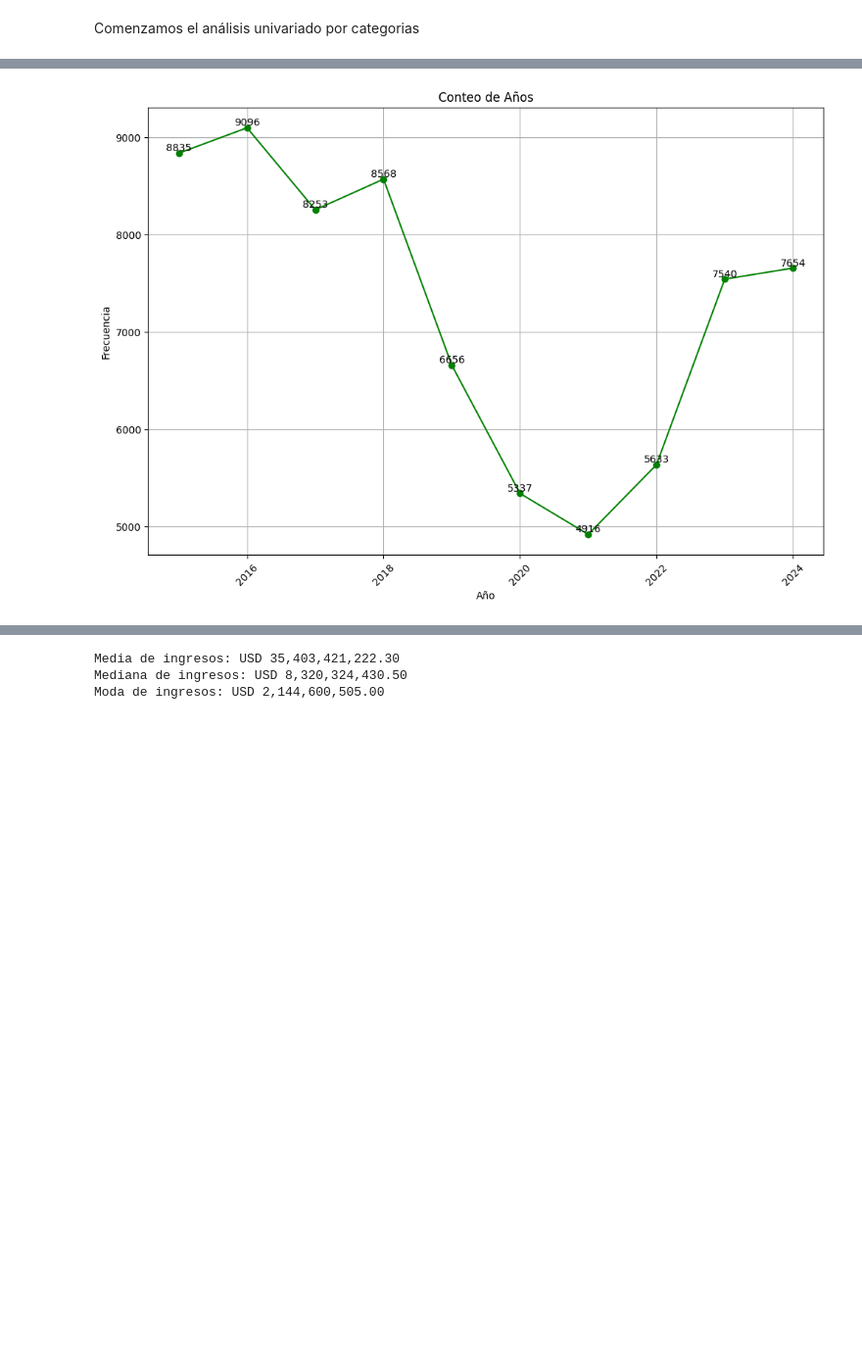
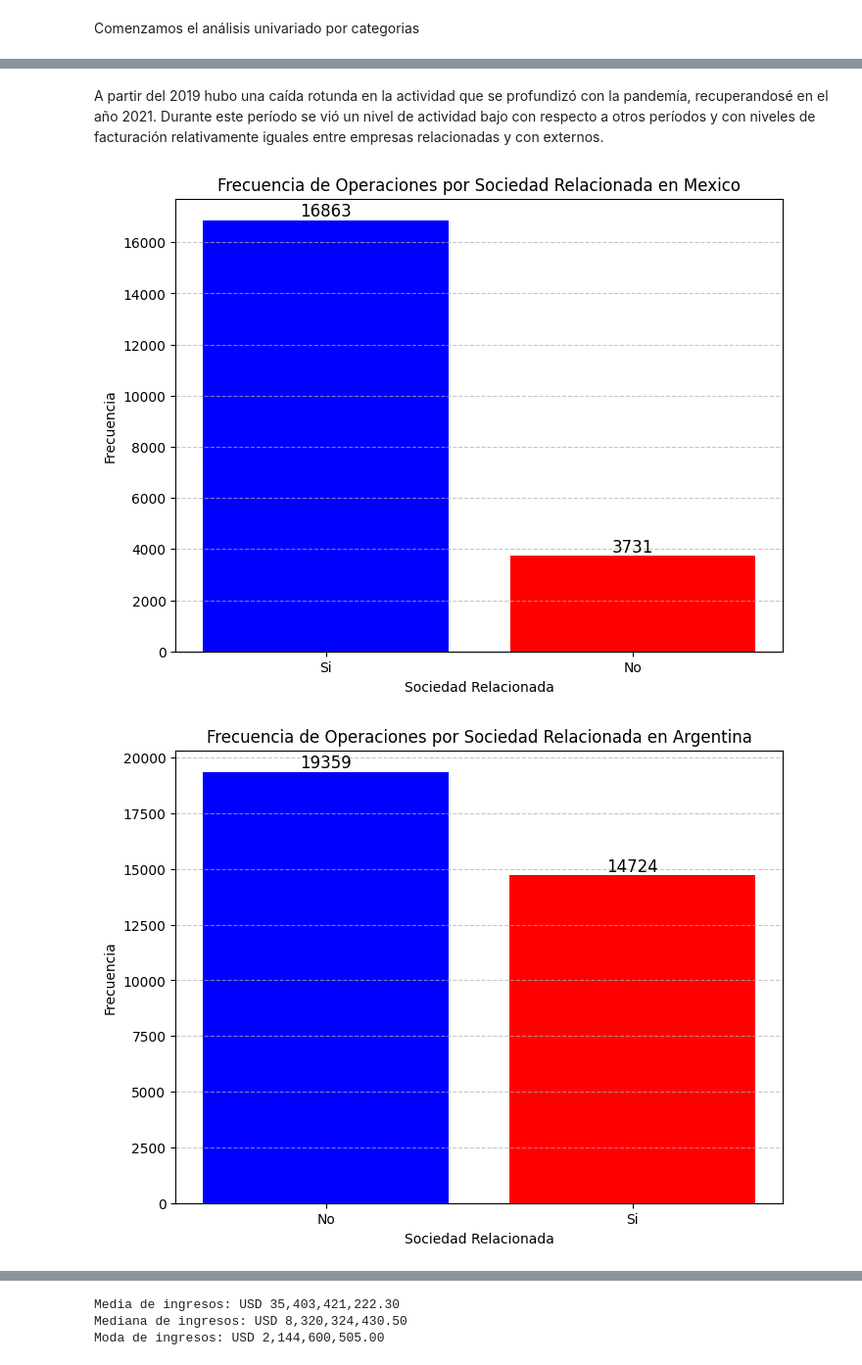
Before and after one commit to 1fac/mi_proyecto_git_61680, a Jupyter notebook: Mi_proyecto_61680.ipynb, the cells around one changed output, grey strips where cells are left out. Shown at 98% size. Saved outputs shown, nothing was run; the diff lists cells and outputs as text; code cells hidden in the pictures; blank space fills up the shorter version.

```diff
--- a/Mi_proyecto_61680.ipynb
+++ b/Mi_proyecto_61680.ipynb
@@ -1023,21 +1057,30 @@ plt.show()
-# %%
-# Crear un conteo de las categorías en cada variable
-año_counts = Facturación_América['Año'].value_counts().sort_index()
-
-# Función para agregar etiquetas de frecuencia
-def agregar_etiquetas_de_frecuencia_linea(ax, counts):
-    for i, value in enumerate(counts.values):
-        ax.text(counts.index[i], value, str(value), ha='center', va='bottom')
-
-# Graficar el gráfico de líneas para 'Año'
-plt.figure(figsize=(12, 8))
-ax = plt.plot(año_counts.index, año_counts.values, marker='o', color='green')
-plt.title('Conteo de Años')
-plt.xlabel('Año')
-plt.ylabel('Frecuencia')
-plt.xticks(rotation=45)
-agregar_etiquetas_de_frecuencia_linea(plt.gca(), año_counts)
-plt.grid(True)
-plt.show()
-# %% [output]
-[figure, removed]
+# %% [markdown]
+A partir del 2019 hubo una caída rotunda en la actividad que se profundizó con la pandemía, recuperandosé en el año 2021. Durante este período se vió un nivel de actividad bajo con respecto a otros períodos y con niveles de facturación relativamente iguales entre empresas relacionadas y con externos.
+# %%
+# Obtener la lista de países
+paises = Facturación_América['País'].unique()
+
+# Generar un gráfico por cada país
+for pais in paises:
+    data_pais = Facturación_América[Facturación_América['País'] == pais]
+    freq_counts = data_pais['Soc. Relacionada'].value_counts()
+
+    # Crear la figura
+    plt.figure(figsize=(8, 6))
+    plt.bar(freq_counts.index, freq_counts.values, color=['blue', 'red'])
+
+    # Etiquetas y formato
+    plt.xlabel('Sociedad Relacionada')
+    plt.ylabel('Frecuencia')
+    plt.title(f'Frecuencia de Operaciones por Sociedad Relacionada en {pais}')
+    plt.grid(axis='y', linestyle='--', alpha=0.7)
+
+    # Mostrar valores en las barras
+    for i, value in enumerate(freq_counts.values):
+        plt.text(i, value + 5, str(value), ha='center', va='bottom', fontsize=12)
+
+    # Mostrar gráfico
+    plt.show()
+# %% [output]
+[figure, added]
+[figure, added]
```
Also changed, not shown: parts of 18 cells of this notebook.
